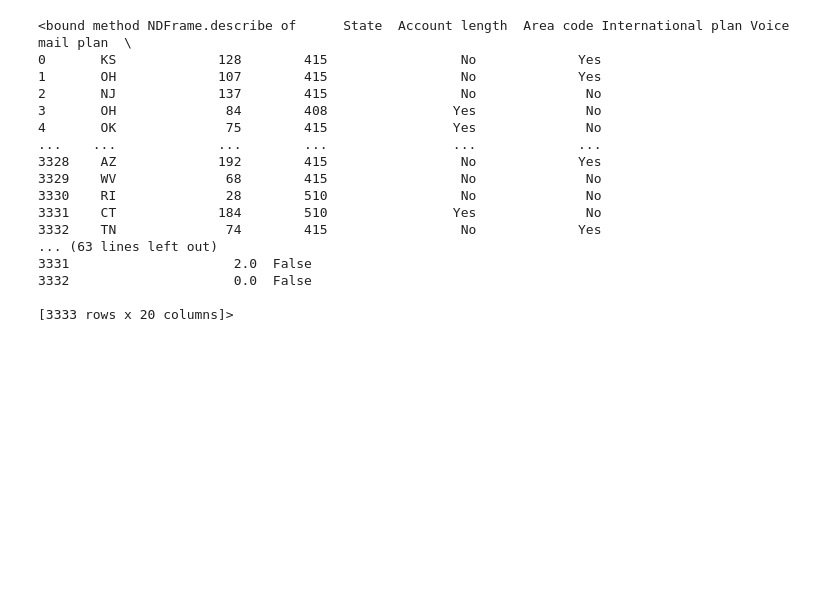
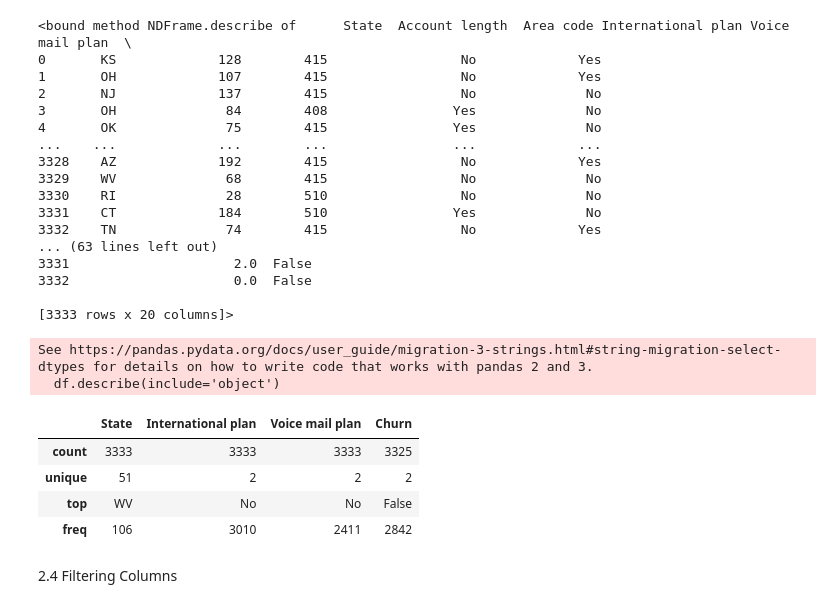
Before and after one commit to zeerob440/sdev220_zRoberts, a Jupyter notebook: mod7/pandas_lab.ipynb, the cells around one changed output. Cells and saved outputs as stored; diff of their text form; code cells hidden in the pictures; blank space fills up the shorter version.

```diff
--- a/mod7/pandas_lab.ipynb
+++ b/mod7/pandas_lab.ipynb
@@ -101,3 +101,15 @@ df.describe
 3332                     0.0  False
 
 [3333 rows x 20 columns]>
+# %%
+df.describe(include='object')
+# %% [output]
+See https://pandas.pydata.org/docs/user_guide/migration-3-strings.html#string-migration-select-dtypes for details on how to write code that works with pandas 2 and 3.
+  df.describe(include='object')
+|  | State | International plan | Voice mail plan | Churn |
+| count | 3333 | 3333 | 3333 | 3325 |
+| unique | 51 | 2 | 2 | 2 |
+| top | WV | No | No | False |
+| freq | 106 | 3010 | 2411 | 2842 |
+# %% [markdown]
+2.4 Filtering Columns
```
Also changed, not shown: parts of 6 cells of this notebook.
